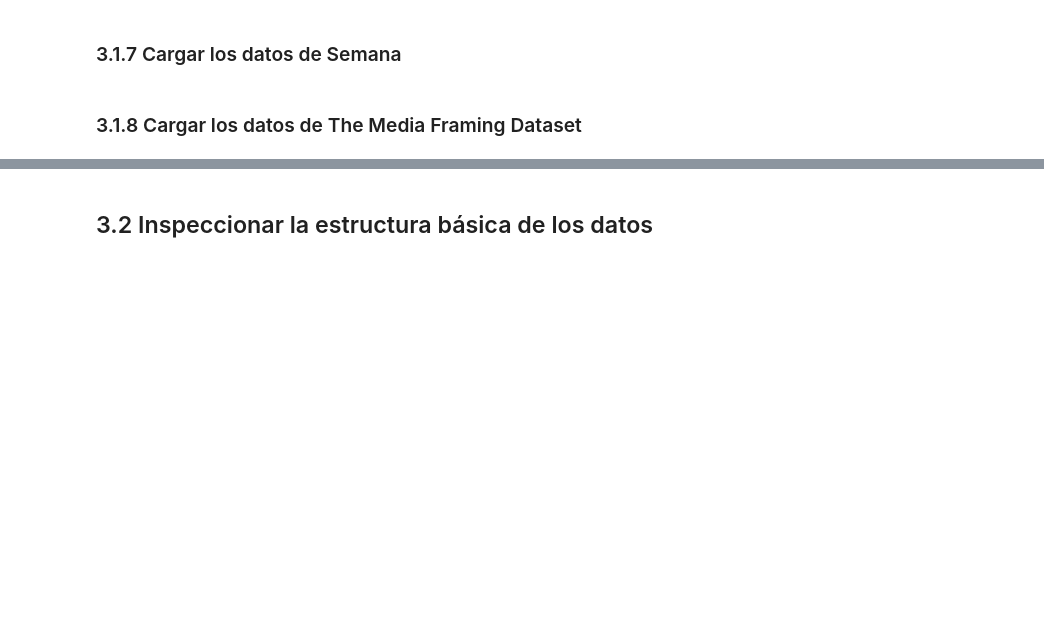
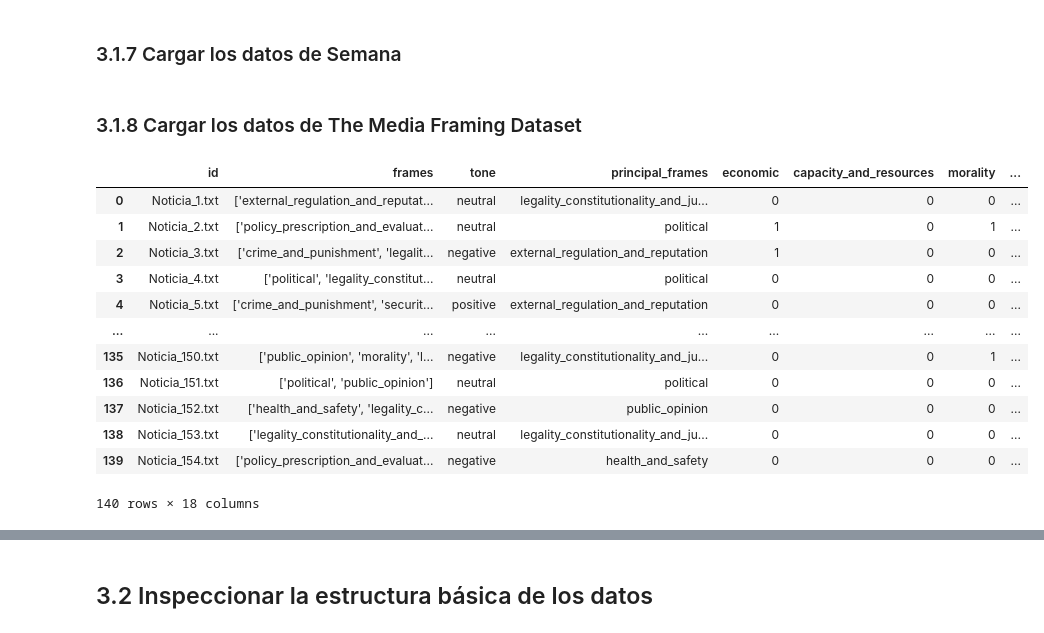
Before and after one commit to BlueAutomata/tesis-optimizacion-de-modelos-de-question-answering, a Jupyter notebook: src/notebooks/02_1_data_preprocessing.ipynb, the cells around one changed output, grey strips where cells are left out. Saved outputs shown, nothing was run; the diff lists cells and outputs as text; code cells hidden in the pictures; blank space fills up the shorter version.

```diff
--- a/src/notebooks/02_1_data_preprocessing.ipynb
+++ b/src/notebooks/02_1_data_preprocessing.ipynb
@@ -70,3 +82,19 @@ bronze_df_media_framing = pd.read_csv(BRONZE_PATH + "the_media_framing_dataset/l
+# %%
+bronze_df_media_framing
+# %% [output]
+|  | id | frames | tone | principal_frames | economic | capacity_and_resources | morality | ... |
+| 0 | Noticia_1.txt | ['external_regulation_and_reputat... | neutral | legality_constitutionality_and_ju... | 0 | 0 | 0 | ... |
+| 1 | Noticia_2.txt | ['policy_prescription_and_evaluat... | neutral | political | 1 | 0 | 1 | ... |
+| 2 | Noticia_3.txt | ['crime_and_punishment', 'legalit... | negative | external_regulation_and_reputation | 1 | 0 | 0 | ... |
+| 3 | Noticia_4.txt | ['political', 'legality_constitut... | neutral | political | 0 | 0 | 0 | ... |
+| 4 | Noticia_5.txt | ['crime_and_punishment', 'securit... | positive | external_regulation_and_reputation | 0 | 0 | 0 | ... |
+| ... | ... | ... | ... | ... | ... | ... | ... | ... |
+| 135 | Noticia_150.txt | ['public_opinion', 'morality', 'l... | negative | legality_constitutionality_and_ju... | 0 | 0 | 1 | ... |
+| 136 | Noticia_151.txt | ['political', 'public_opinion'] | neutral | political | 0 | 0 | 0 | ... |
+| 137 | Noticia_152.txt | ['health_and_safety', 'legality_c... | negative | public_opinion | 0 | 0 | 0 | ... |
+| 138 | Noticia_153.txt | ['legality_constitutionality_and_... | neutral | legality_constitutionality_and_ju... | 0 | 0 | 0 | ... |
+| 139 | Noticia_154.txt | ['policy_prescription_and_evaluat... | negative | health_and_safety | 0 | 0 | 0 | ... |
+140 rows × 18 columns
 # %%
 media_framing_folder_path = BRONZE_PATH + "the_media_framing_dataset/articles/"
 # %%
```
Also changed, not shown: parts of 84 cells of this notebook.
